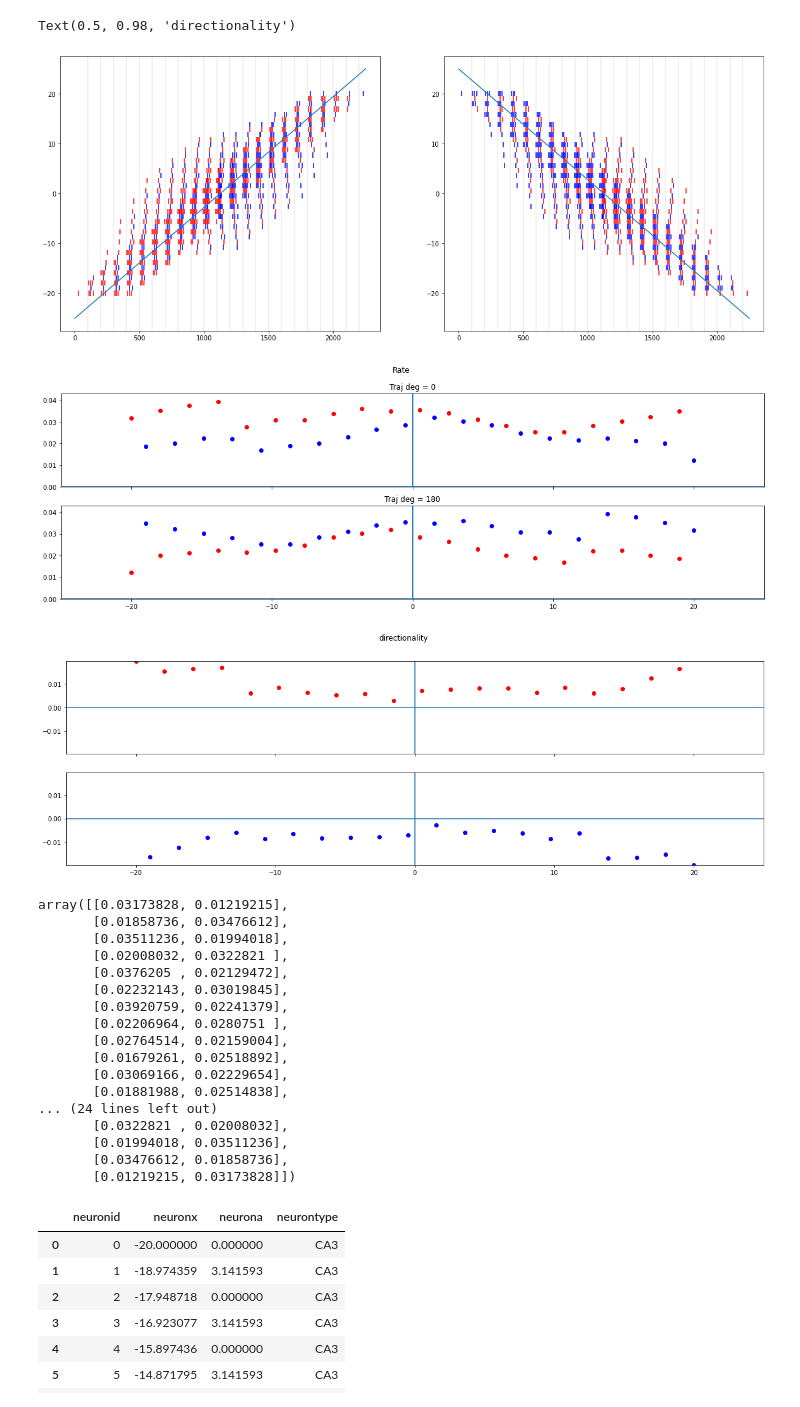
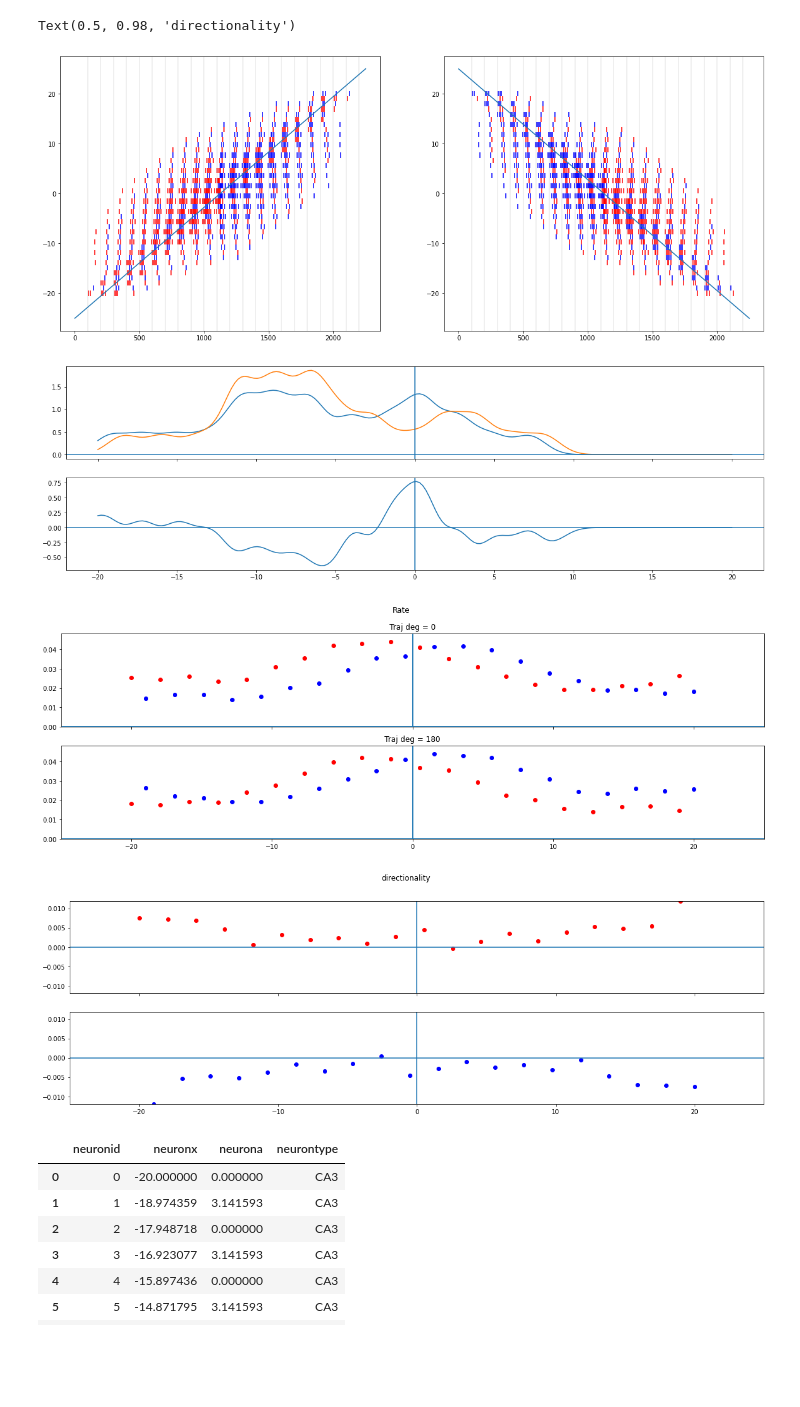
Before and after one commit to yyhhoi/directionalnet, a Jupyter notebook: GoalNet_1D.ipynb, the cells around one changed output. Cells and saved outputs as stored; diff of their text form; code cells hidden in the pictures; blank space fills up the shorter version.

```diff
--- a/GoalNet_1D.ipynb
+++ b/GoalNet_1D.ipynb
@@ -1,3 +1,10 @@
+# %%
+def gauden1d(xsp, xax, sd):
+    out = np.zeros(xax.shape[0])
+    denorm = 1/(sd * np.sqrt(2 * np.pi))
+    for i in range(xsp.shape[0]):
+        out += denorm * np.exp((-1/2) * np.square( (xsp[i]-xax)/sd  ))
+    return out
 # %%
 # # Example of a simulation
 # It is just a simulation of a rat running rightward in an environment packed with CA3 place cells
@@ -42,7 +49,7 @@ config_dict['theta_f'] = 10
 # Positional drive
 config_dict['EC_phase_deg'] = 290
 config_dict['Ipos_max'] = 2
-config_dict['Ipos_sd'] = 5
+config_dict['Ipos_sd'] = 3
 config_dict['Iangle_diff'] = 8
 
 # Sensory tuning
@@ -55,14 +62,14 @@ config_dict['tau_gex'] = 12
 
 # Goal-directed drive
 config_dict['goal_x'] = 0
-config_dict['Imax_goal'] = 3
+config_dict['Imax_goal'] = 2
 config_dict['Isd_goal'] = 8
-config_dict['Imax_angle_goal'] = 10
+config_dict['Imax_angle_goal'] = 20
 
 # # Weights
 # CA3-CA3
 config_dict['wmax'] = 10
-config_dict['wsd'] = 2.5
+config_dict['wsd'] = 3
 config_dict['wmax_angle'] = 0
 config_dict['wsd_angle'] = 2.5
 
@@ -104,10 +111,13 @@ load_dir = join('sim_results', 'goalnet')
 
 
 fig_ras, ax_ras = plt.subplots(1, 2, figsize=(20, 8))
+fig_lrate, ax_lrate = plt.subplots(2, 1, figsize=(20, 6), sharex=True)
 fig_rate, ax_rate = plt.subplots(2, 1, figsize=(20, 6), sharex=True, sharey=True)
 fig_dir, ax_dir = plt.subplots(2, 1, figsize=(20, 6), sharex=True, sharey=True)
 nn = 40
 rate_both = np.zeros((nn, 2))
+xax = np.linspace(-20, 20, 200 )
+den_both = np.zeros((xax.shape[0], 2))
 for axi in range(2):
     simdata = load_pickle(join(load_dir, 'goalnet_%d-deg.pkl'%(Behlabels[axi])))
     BehDF = simdata['BehDF']
@@ -124,7 +134,6 @@ for axi in range(2):
     Igoal = ActivityData['Igoal']
     allnidx = NeuronDF['neuronid'].to_numpy()
 
-
     dx = xtun[1] - xtun[0]
     for nidx in allnidx:
         tidxsp = SpikeDF[SpikeDF['neuronid'] == nidx]['tidxsp'].to_numpy()
@@ -139,58 +148,53 @@ for axi in range(2):
     for i in theta_cutidx:
         ax_ras[axi].axvline(t[i], c='gray', linewidth=0.25)
 
+    # Location rate
+    select_nidx = 11
+    tidxsp = SpikeDF[SpikeDF['neuronid'] == select_nidx]['tidxsp'].to_numpy()
+    tsp = t[tidxsp]
+    xsp = traj_x[tidxsp]
+    den_both[:, axi] = gauden1d(xsp, xax, 1)
 
+ax_lrate[0].plot(xax, den_both[:, 0])
+ax_lrate[0].plot(xax, den_both[:, 1])
+ax_lrate[1].plot(xax, den_both[:, 0]- den_both[:, 1])
+for i in range(2):
+    ax_lrate[i].axhline(0)
+    ax_lrate[i].axvline(0)
+
+# Rate & Dir
 atunall = [0, np.pi]
 rate_max  = np.max(np.abs(rate_both))
 rate_bias_max = np.max(np.abs(rate_both[:, 0] - rate_both[:, 1]))
 for axi in [0, 1]:
     atunthis = atun == atunall[axi]
     xtun_this = xtun[atunthis]
     rate_this = rate_both[atunthis, :]
     rate_bias = rate_this[:, 0] - rate_this[:, 1]
     rasc = 'r' if axi == 0 else 'b'
     for traji in [0, 1]:
         ax_rate[traji].scatter(xtun_this, rate_this[:, traji], marker='o', color=rasc)
         ax_rate[traji].axhline(0)
         ax_rate[traji].axvline(0)
         ax_rate[traji].set_xlim(-25, 25)
         ax_rate[traji].set_ylim(0, rate_max*1.1)
         ax_rate[traji].set_title('Traj deg = %d'%(Behlabels[traji]))
     ax_dir[axi].scatter(xtun_this, rate_bias, marker='o', color=rasc)
     ax_dir[axi].axhline(0)
     ax_dir[axi].axvline(0)
     ax_dir[axi].set_xlim(-25, 25)
     ax_dir[axi].set_ylim(-rate_bias_max, rate_bias_max)
 
 
 
 fig_rate.suptitle('Rate')
 fig_dir.suptitle('directionality')
 # %% [output]
 Text(0.5, 0.98, 'directionality')
-[figure, old version]
+[figure, new version]
-[figure, old version]
+[figure, new version]
-[figure, old version]
+[figure, new version]
+[figure, added]
-# %%
-rate_both
-# %% [output]
-array([[0.03173828, 0.01219215],
-       [0.01858736, 0.03476612],
-       [0.03511236, 0.01994018],
-       [0.02008032, 0.0322821 ],
-       [0.0376205 , 0.02129472],
-       [0.02232143, 0.03019845],
-       [0.03920759, 0.02241379],
-       [0.02206964, 0.0280751 ],
-       [0.02764514, 0.02159004],
-       [0.01679261, 0.02518892],
-       [0.03069166, 0.02229654],
-       [0.01881988, 0.02514838],
-... (24 lines left out)
-       [0.0322821 , 0.02008032],
-       [0.01994018, 0.03511236],
-       [0.03476612, 0.01858736],
-       [0.01219215, 0.03173828]])
 # %%
 from library.simulation_GoalNet import circgaufunc1d, gaufunc1d
 
```
Also changed, not shown: parts of 2 cells of this notebook.
